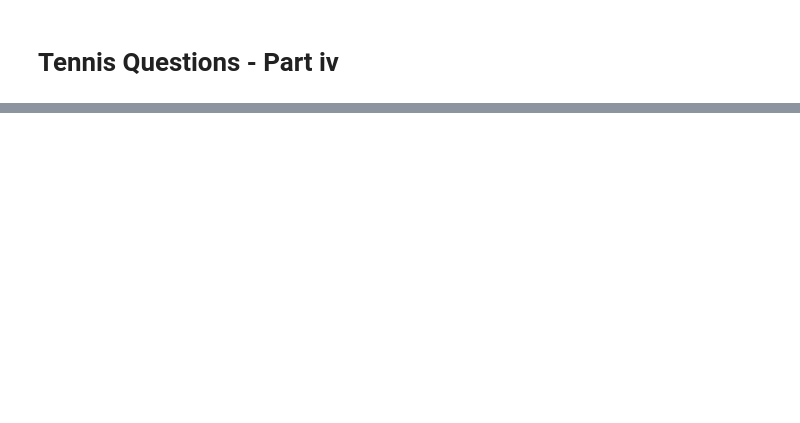
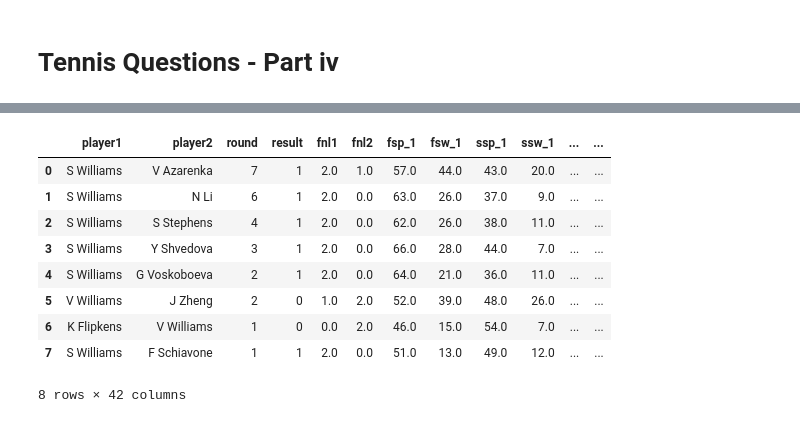
Before and after one commit to spencertollefson/deliverables-metis, a Jupyter notebook: challenges/challenge_set_09_sql_spencertollefson.ipynb, the cells around one changed output, grey strips where cells are left out. Drawn from its saved outputs; the diff is of its cells as text; code cells hidden in the pictures; blank space fills up the shorter version.

```diff
--- a/challenges/challenge_set_09_sql_spencertollefson.ipynb
+++ b/challenges/challenge_set_09_sql_spencertollefson.ipynb
@@ -643,0 +435,17 @@ This challenge uses only SQL queries. Please submit answers in a markdown file.
+# %%
+from sshtunnel import SSHTunnelForwarder
+import pandas as pd
+
+AWS_IP_ADDRESS = '54.245.34.41'
+AWS_USERNAME = 'spencer'
+SSH_KEY_PATH = '/home/spencer/.ssh/id_rsa'
+
+server = SSHTunnelForwarder(
+    AWS_IP_ADDRESS,
+    ssh_username=AWS_USERNAME,
+    ssh_pkey=SSH_KEY_PATH,
+    remote_bind_address=('localhost', 5432),
+)
+
+server.start()
+print(server.is_active, server.is_alive, server.local_bind_port)
@@ -643,0 +454,20 @@ This challenge uses only SQL queries. Please submit answers in a markdown file.
+# %%
+from sqlalchemy import create_engine
+
+# Postgres username, password, and database name
+POSTGRES_IP_ADDRESS = 'localhost' ## This is localhost because SSH tunnel is active
+POSTGRES_PORT = str(server.local_bind_port)
+POSTGRES_USERNAME = 'spencer'     ## CHANGE THIS TO YOUR POSTGRES USERNAME
+POSTGRES_PASSWORD = 'spencer' ## CHANGE THIS TO YOUR POSTGRES PASSWORD
+POSTGRES_DBNAME = 'tennis'
+
+# A long string that contains the necessary Postgres login information
+postgres_str = ('postgresql://{username}:{password}@{ipaddress}:{port}/{dbname}'
+                .format(username=POSTGRES_USERNAME,
+                        password=POSTGRES_PASSWORD,
+                        ipaddress=POSTGRES_IP_ADDRESS,
+                        port=POSTGRES_PORT,
+                        dbname=POSTGRES_DBNAME))
+
+# Create the connection
+tennis_cnx = create_engine(postgres_str)
@@ -643,0 +817,18 @@ This challenge uses only SQL queries. Please submit answers in a markdown file.
+# %%
+sqlquery = '''  SELECT *
+                FROM us_women_2013
+                WHERE player1 LIKE '%%Williams' OR player2 LIKE '%%Williams'
+                LIMIT 15;
+                '''
+pd.read_sql(sqlquery, tennis_cnx)
+# %% [output]
+|  | player1 | player2 | round | result | fnl1 | fnl2 | fsp_1 | fsw_1 | ssp_1 | ssw_1 | ... | ... |
+| 0 | S Williams | V Azarenka | 7 | 1 | 2.0 | 1.0 | 57.0 | 44.0 | 43.0 | 20.0 | ... | ... |
+| 1 | S Williams | N Li | 6 | 1 | 2.0 | 0.0 | 63.0 | 26.0 | 37.0 | 9.0 | ... | ... |
+| 2 | S Williams | S Stephens | 4 | 1 | 2.0 | 0.0 | 62.0 | 26.0 | 38.0 | 11.0 | ... | ... |
+| 3 | S Williams | Y Shvedova | 3 | 1 | 2.0 | 0.0 | 66.0 | 28.0 | 44.0 | 7.0 | ... | ... |
+| 4 | S Williams | G Voskoboeva | 2 | 1 | 2.0 | 0.0 | 64.0 | 21.0 | 36.0 | 11.0 | ... | ... |
+| 5 | V Williams | J Zheng | 2 | 0 | 1.0 | 2.0 | 52.0 | 39.0 | 48.0 | 26.0 | ... | ... |
+| 6 | K Flipkens | V Williams | 1 | 0 | 0.0 | 2.0 | 46.0 | 15.0 | 54.0 | 7.0 | ... | ... |
+| 7 | S Williams | F Schiavone | 1 | 1 | 2.0 | 0.0 | 51.0 | 13.0 | 49.0 | 12.0 | ... | ... |
+8 rows × 42 columns
```
Also changed, not shown: parts of 66 cells of this notebook, 37 other files.
